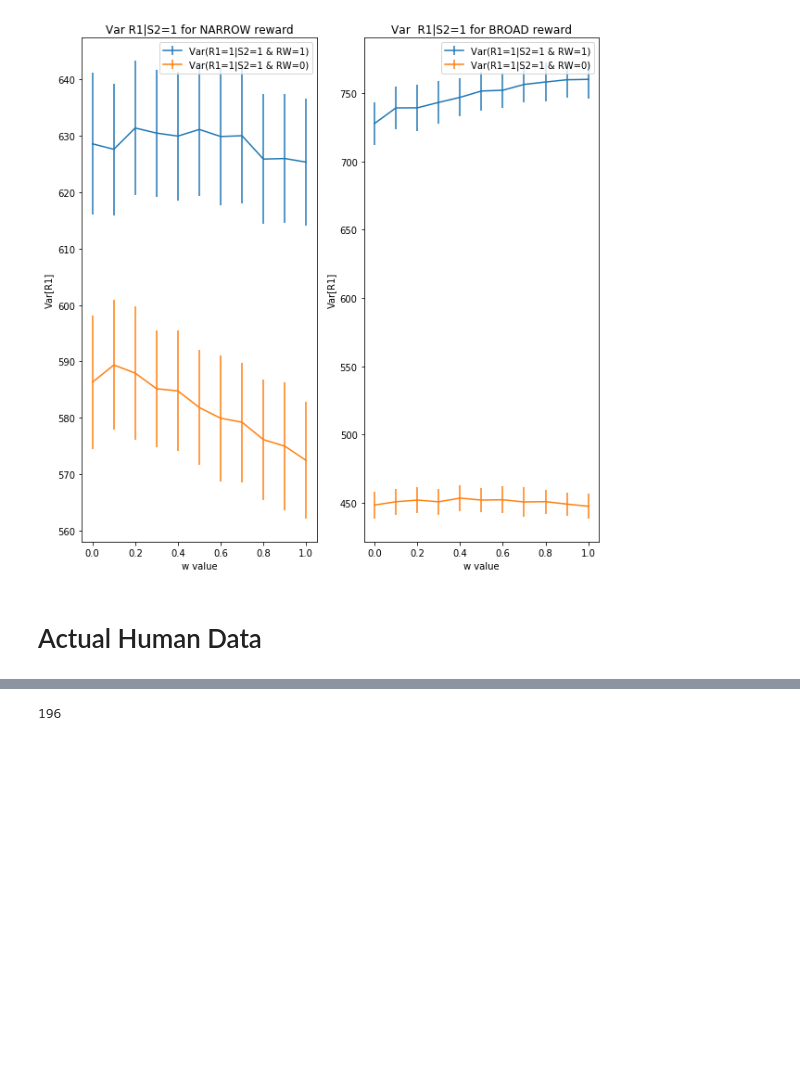
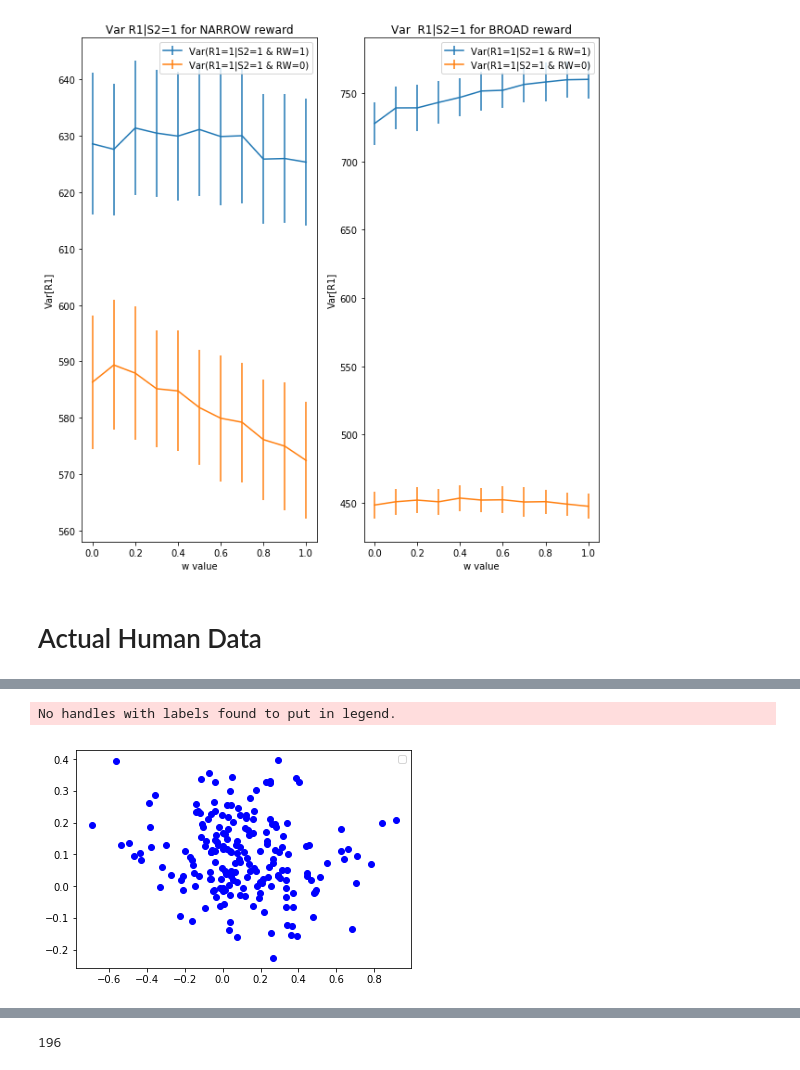
Before and after one commit to alsfilip/Empirical_Information_Bottleneck, a Jupyter notebook: Choice Variability.ipynb, the cells around one changed output, grey strips where cells are left out. Saved outputs shown, nothing was run; the diff lists cells and outputs as text; code cells hidden in the pictures; blank space fills up the shorter version.

```diff
--- a/Choice Variability.ipynb
+++ b/Choice Variability.ipynb
@@ -226,3 +265,14 @@ def human_var(data_dict):
     return (w_to_probs, w_to_vars)
 # %%
 human_probs, human_vars = human_var(human_dict)
+# %%
+plt.figure()
+sorted_keys = sorted(human_probs.keys())
+# plt.plot(sorted_keys, [human_probs[key][0] for key in sorted_keys], 'ro', label='Given Reward')
+# plt.plot(sorted_keys, [human_probs[key][1] for key in sorted_keys], 'ko', label='Not Given Reward')
+plt.plot(interaction_vals, [human_probs[key][0]-human_probs[key][1] for key in sorted_keys], 'bo')
+plt.legend()
+plt.show()
+# %% [output]
+No handles with labels found to put in legend.
+[figure, added]
```
Also changed, not shown: parts of 8 cells of this notebook.
